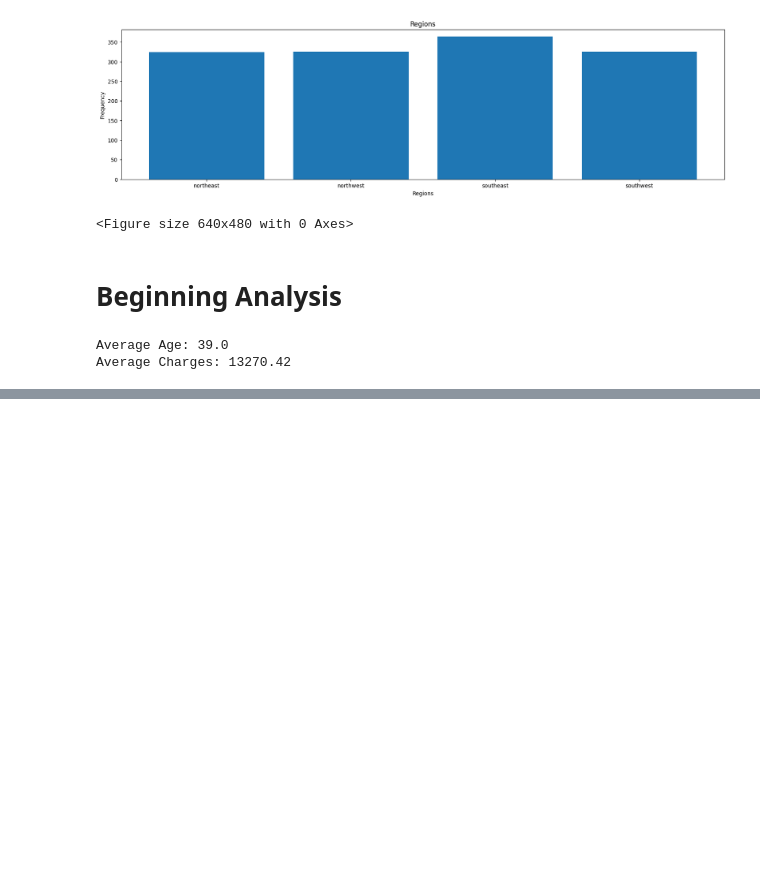
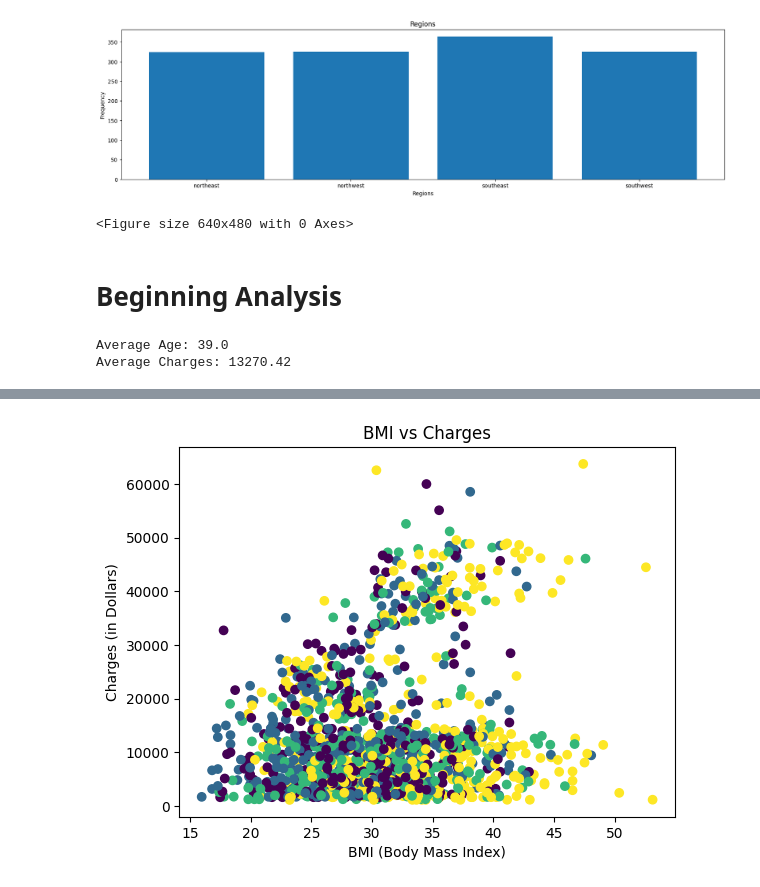
Before and after one commit to b-clang/U.S.-Medical-Insurance-Project, a Jupyter notebook: python-portfolio-project-starter-files/us-medical-insurance-costs.ipynb, the cells around one changed output, grey strips where cells are left out. Cells and saved outputs as stored; diff of their text form; code cells hidden in the pictures; blank space fills up the shorter version.

```diff
--- a/python-portfolio-project-starter-files/us-medical-insurance-costs.ipynb
+++ b/python-portfolio-project-starter-files/us-medical-insurance-costs.ipynb
@@ -123,0 +146,8 @@ Average Charges: 13270.42
+# %%
+plt.scatter(bmi, charges, c = numerical_region)
+plt.title("BMI vs Charges")
+plt.xlabel("BMI (Body Mass Index)")
+plt.ylabel("Charges (in Dollars)")
+plt.show()
+# %% [output]
+[figure, added]
```
Also changed, not shown: parts of 6 cells of this notebook.
